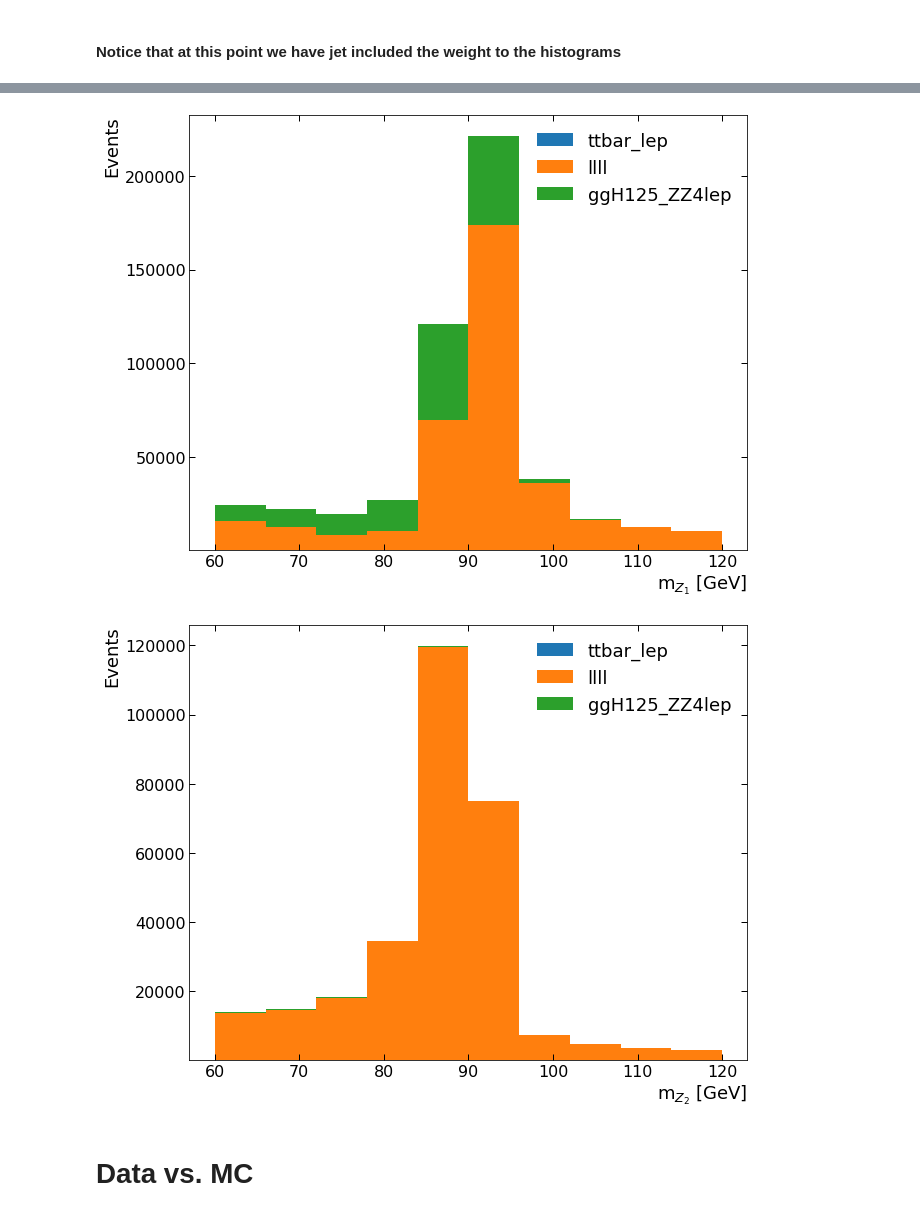
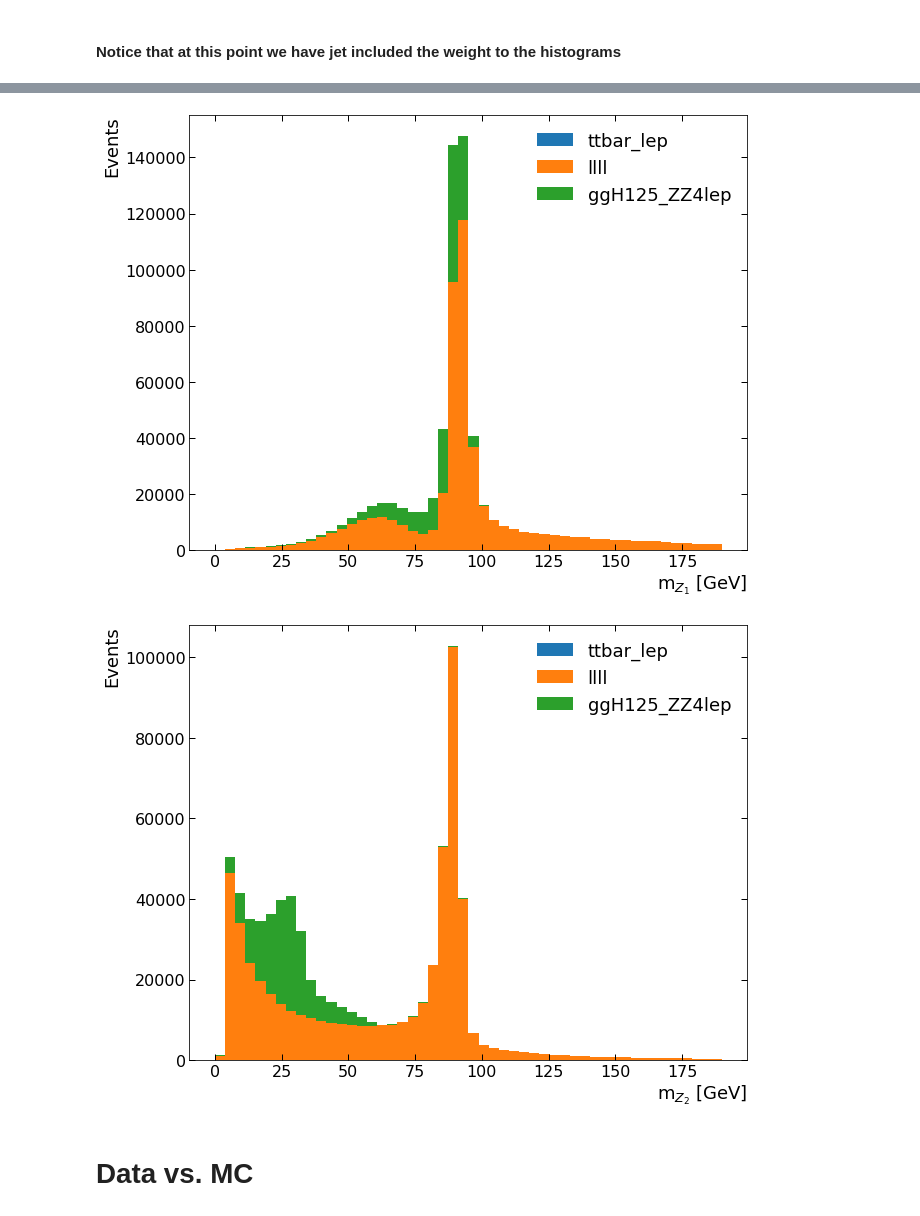
Before and after one commit to Marchela04/Cap4-Matplotlib, a Jupyter notebook: Matplotlib_v0.ipynb, the cells around one changed output, grey strips where cells are left out. Drawn from its saved outputs; the diff is of its cells as text; code cells hidden in the pictures.

```diff
--- a/Matplotlib_v0.ipynb
+++ b/Matplotlib_v0.ipynb
@@ -37,8 +38,8 @@ Index(['entry', 'lep_pt_0', 'lep_pt_1', 'lep_pt_2', 'lep_pt_3', 'lep_eta_0',
 # %% [markdown]
 very basic cuts on pt
 # %%
-for element in dic_dfsamples:
-    dic_dfsamples[element]= dic_dfsamples[element].query('lep_pt_0 > 25 and lep_pt_1 > 15 and lep_pt_2 > 10 and lep_pt_3 > 7')
+#for element in dic_dfsamples:
+#    dic_dfsamples[element]= dic_dfsamples[element].query('lep_pt_0 > 25 and lep_pt_1 > 15 and lep_pt_2 > 10 and lep_pt_3 > 7')
 # %% [markdown]
 # MC contributions
 # %% [markdown]
@@ -56,20 +57,21 @@ def stack_mc_list(var):
         stack_samples_list.append(dic_dfsamples[s][var])
     return stack_samples_list
 # %%
-def plot_stacklist(stack_samples_list, range_ab, list_label, var, var_units):
-    plt.figure(figsize=(10,8))
-    #plt.title(var)
-    h=plt.hist(stack_samples_list, range=range_ab, label=list_label, stacked=True)
+def plot_stacklist(stack_samples_list, list_label, var, var_units, range_ab, bins_i):
+    #Create a new figure
+    fig=plt.figure(figsize=(10,8))
+    #Create the histograma for the multiple samples,
+    #list_label will be a list with the names of the samples in the same order than stack_samples_list
+    h=plt.hist(stack_samples_list, range=range_ab, bins=bins_i, label=list_label, stacked=True)
+    #Add the x and y label
     plt.ylabel('Events', fontsize=18 ,loc='top')
     plt.xlabel(var+var_units, fontsize=18,loc='right')
-    #plt.yscale('log')
-    plt.tick_params(which='both', # ticks on both x and y axes
-                    direction='in', # Put ticks inside and outside the axes
-                    top=True, # draw ticks on the top axis
-                    right=True, length=6, width=1)
+    #Change the appearance of ticks, inside of the axes, draw right and top thicks.
+    plt.tick_params(which='both', direction='in', top=True, right=True, length=6, width=1)
+    #Modify the current tick label size
     plt.yticks(fontsize=16)
     plt.xticks(fontsize=16)
-    plt.ylim(bottom=0.01)
-    plt.legend(fontsize=18,frameon=False)
-    plt.show()
-    plt.close()
+    #Place a legend on the axes and modify the font size of the legend.
+    plt.legend(loc='best',fontsize=18,frameon=False)
+    #close the current figure
+    #plt.close()
@@ -76,5 +114,8 @@ def plot_stacklist(stack_samples_list, range_ab, list_label, var, var_units):
 # %%
 var_names=[r'm$_{Z_{1}}$', r'm$_{Z_{2}}$']
 units=[' [GeV]', ' [GeV]']
-rangos=[[60,120],[60,120]]
+rangos=[[0,190],[0,190]]
 variables=['mZ1', 'mZ2']
+# %%
+var_samples=stack_mc_list('mZ1')
+print(len(var_samples))
@@ -83,10 +130,10 @@ variables=['mZ1', 'mZ2']
 # %%
 for i,var in enumerate(variables):
     var_samples=stack_mc_list(var)
-    plot_stacklist(var_samples,rangos[i], mc_samples,var_names[i], units[i])
+    plot_stacklist(var_samples, mc_samples,var_names[i], units[i],rangos[i],50)
 # %% [output]
-[figure, old version]
+[figure, new version]
-[figure, old version]
+[figure, new version]
 # %% [markdown]
 # Data vs. MC
 # %% [markdown]
```
Also changed, not shown: parts of 8 cells of this notebook, 2 other files.
